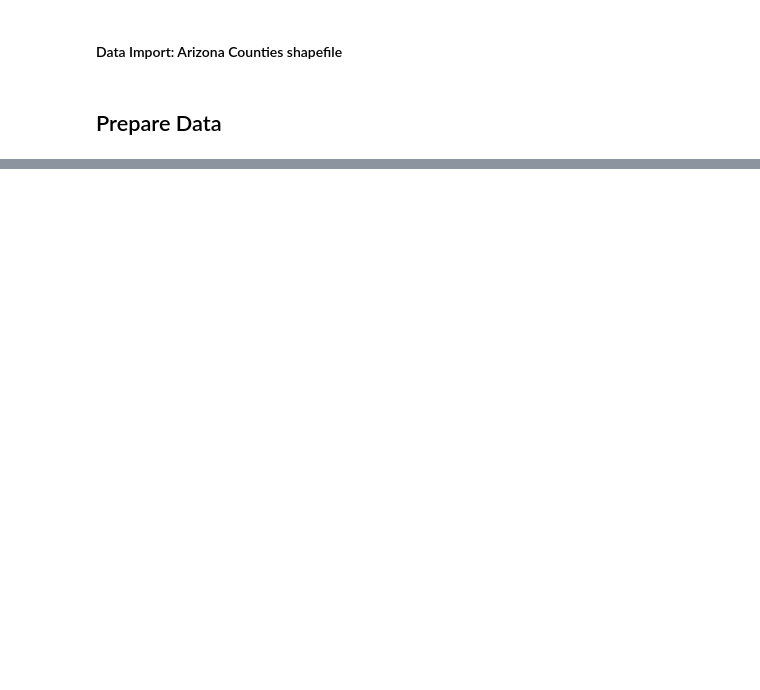
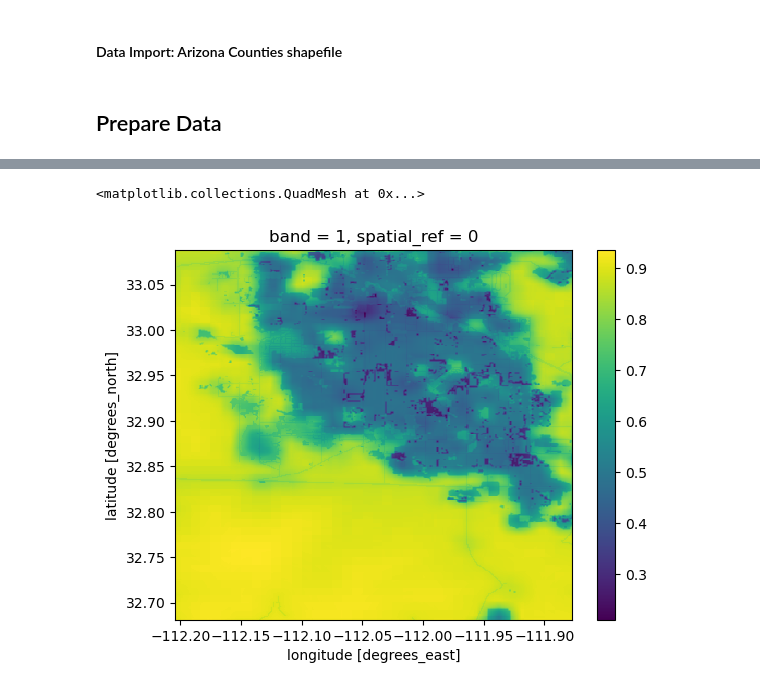
Before and after one commit to hazelvaq/Maricopa-Arizona-Changes-in-Biodiversity-Intactness-Index-, a Jupyter notebook: phoenix_bii_changes.ipynb, the cells around one changed output, grey strips where cells are left out. Saved outputs shown, nothing was run; the diff lists cells and outputs as text; code cells hidden in the pictures; blank space fills up the shorter version.

Commit message:
clip raster

```diff
--- a/phoenix_bii_changes.ipynb
+++ b/phoenix_bii_changes.ipynb
@@ -138,9 +128,9 @@ Now we can select our `data` from the catelog for our analysis
 #### Data Import: Maricopa County BII data
 # %%
 # 2017 Maricopa County data
-maricopa_2017 = rioxr.open_rasterio(item_2017.assets['data'].href)
-maricopa_2017
+bi_2017 = rioxr.open_rasterio(item_2017.assets['data'].href)
+bi_2017
 
 # 2020 Maricopa County data
-maricopa_2020 = rioxr.open_rasterio(item_2020.assets['data'].href)
-maricopa_2020
+bi_2020 = rioxr.open_rasterio(item_2020.assets['data'].href)
+bi_2020
@@ -168,0 +199,13 @@ maricopa_counties
+# %%
+# Lets crop the county data to the both rasters
+
+# Clip 2017 BI raster
+bi_2017 = bi_2017.rio.clip_box(*maricopa_county.total_bounds)
+
+# Clip 2020 BI raster
+bi_2020 = bi_2020.rio.clip_box(*maricopa_county.total_bounds)
+# %%
+bi_2017.plot()
+# %% [output]
+<matplotlib.collections.QuadMesh at 0x...>
+[figure, added]
```
Also changed, not shown: parts of 14 cells of this notebook.
